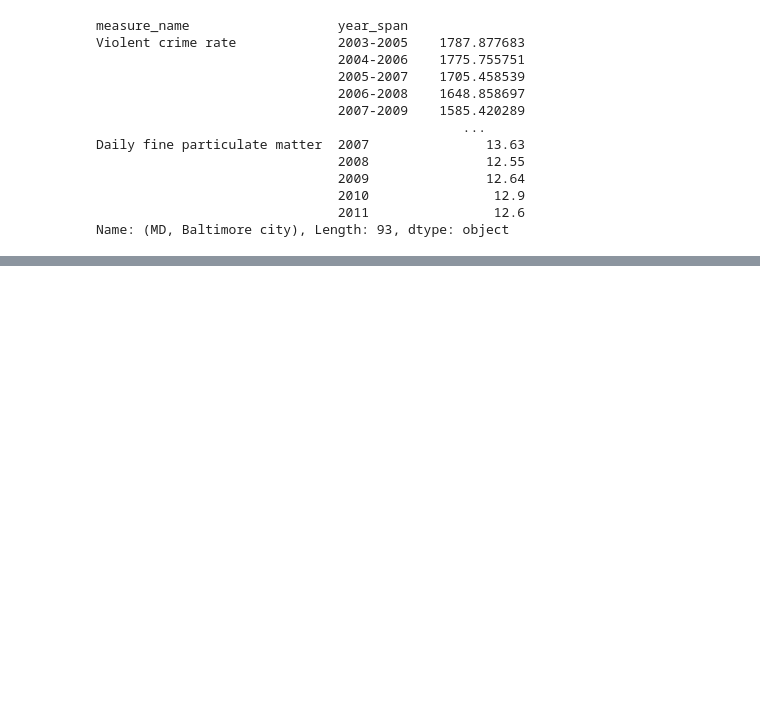
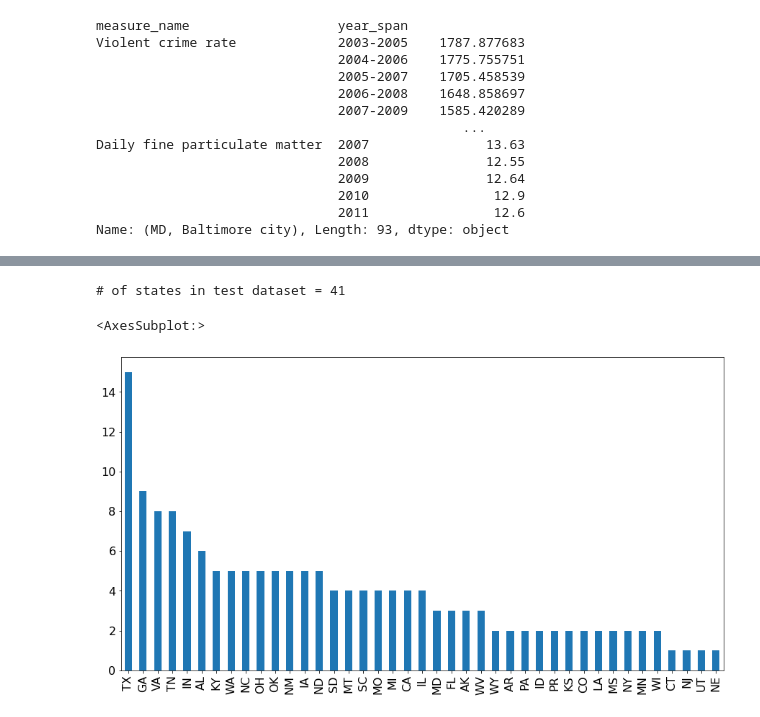
Before and after one commit to Xuehong-pdx/Collaborative-Projects, a Jupyter notebook: county_health_preprocessing.ipynb, the cells around one changed output, grey strips where cells are left out. Drawn from its saved outputs; the diff is of its cells as text; code cells hidden in the pictures; blank space fills up the shorter version.

```diff
--- a/county_health_preprocessing.ipynb
+++ b/county_health_preprocessing.ipynb
@@ -351,0 +384,10 @@ Name: (MD, Baltimore city), Length: 93, dtype: object
+# %%
+# Examine test data distribution of samples by state
+df_test_state_cnt = df_test.index.get_level_values('state').value_counts()
+num_test_states = df_test_state_cnt.shape[0]
+print(f"# of states in test dataset = {num_test_states}")
+df_test_state_cnt.plot(kind='bar', figsize=(15, 8), fontsize=16)
+# %% [output]
+# of states in test dataset = 41
+<AxesSubplot:>
+[figure, added]
```
Also changed, not shown: parts of 25 cells of this notebook.
